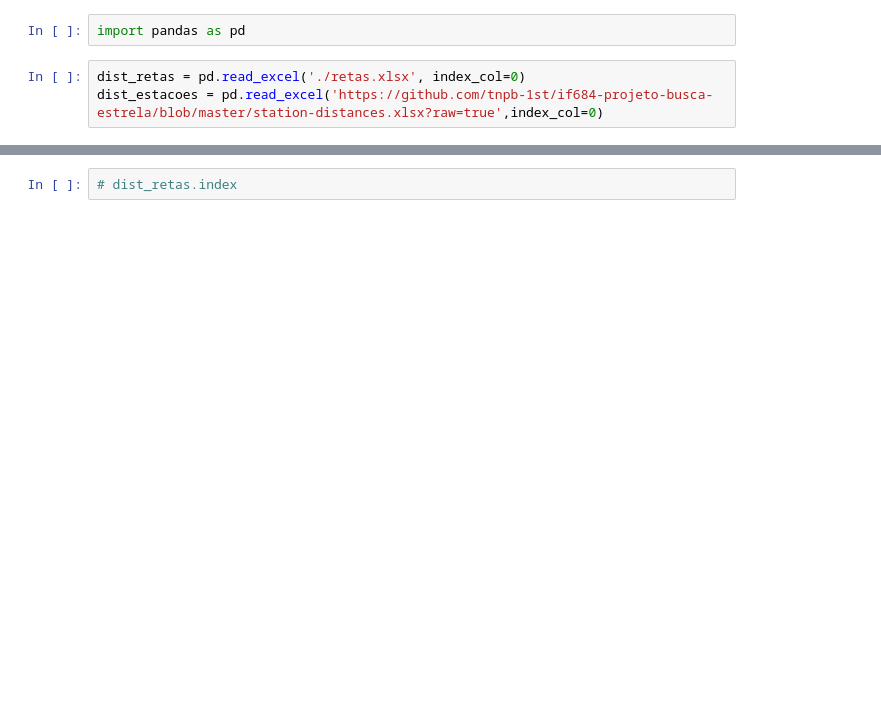
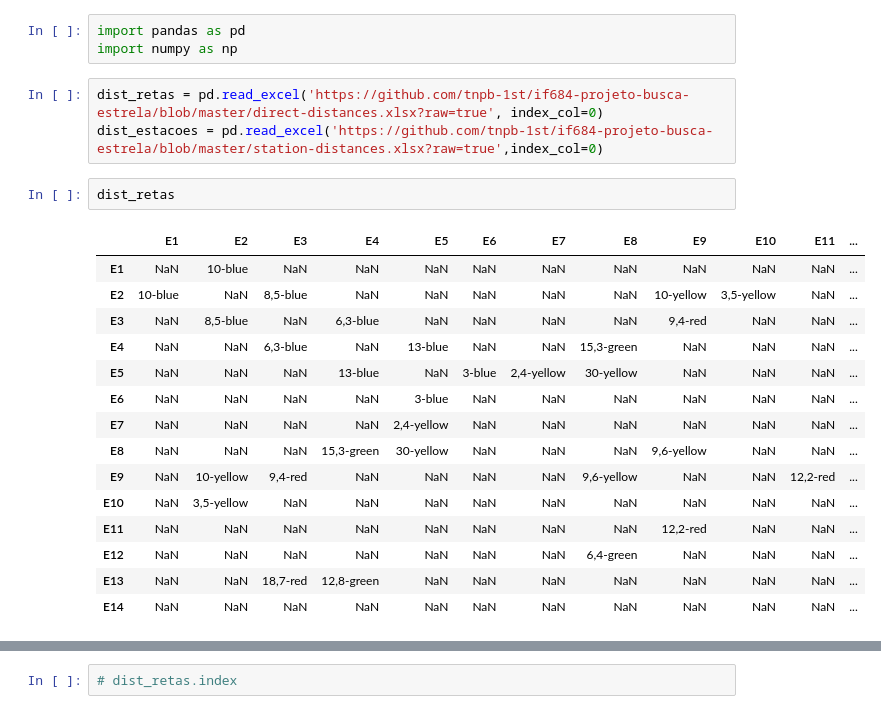
Before and after one commit to tnpb-1st/if684-projeto-busca-estrela, a Jupyter notebook: TrabalhoA_.ipynb, the cells around one changed output, grey strips where cells are left out. Saved outputs shown, nothing was run; the diff lists cells and outputs as text; blank space fills up the shorter version.

```diff
--- a/TrabalhoA_.ipynb
+++ b/TrabalhoA_.ipynb
@@ -1,6 +1,25 @@
 # %%
 import pandas as pd
+import numpy as np
 # %%
-dist_retas = pd.read_excel('./retas.xlsx', index_col=0)
+dist_retas = pd.read_excel('https://github.com/tnpb-1st/if684-projeto-busca-estrela/blob/master/direct-distances.xlsx?raw=true', index_col=0)
 dist_estacoes = pd.read_excel('https://github.com/tnpb-1st/if684-projeto-busca-estrela/blob/master/station-distances.xlsx?raw=true',index_col=0)
+# %%
+dist_retas
+# %% [output]
+|  | E1 | E2 | E3 | E4 | E5 | E6 | E7 | E8 | E9 | E10 | E11 | ... |
+| E1 | NaN | 10-blue | NaN | NaN | NaN | NaN | NaN | NaN | NaN | NaN | NaN | ... |
+| E2 | 10-blue | NaN | 8,5-blue | NaN | NaN | NaN | NaN | NaN | 10-yellow | 3,5-yellow | NaN | ... |
+| E3 | NaN | 8,5-blue | NaN | 6,3-blue | NaN | NaN | NaN | NaN | 9,4-red | NaN | NaN | ... |
+| E4 | NaN | NaN | 6,3-blue | NaN | 13-blue | NaN | NaN | 15,3-green | NaN | NaN | NaN | ... |
+| E5 | NaN | NaN | NaN | 13-blue | NaN | 3-blue | 2,4-yellow | 30-yellow | NaN | NaN | NaN | ... |
+| E6 | NaN | NaN | NaN | NaN | 3-blue | NaN | NaN | NaN | NaN | NaN | NaN | ... |
+| E7 | NaN | NaN | NaN | NaN | 2,4-yellow | NaN | NaN | NaN | NaN | NaN | NaN | ... |
+| E8 | NaN | NaN | NaN | 15,3-green | 30-yellow | NaN | NaN | NaN | 9,6-yellow | NaN | NaN | ... |
+| E9 | NaN | 10-yellow | 9,4-red | NaN | NaN | NaN | NaN | 9,6-yellow | NaN | NaN | 12,2-red | ... |
+| E10 | NaN | 3,5-yellow | NaN | NaN | NaN | NaN | NaN | NaN | NaN | NaN | NaN | ... |
+| E11 | NaN | NaN | NaN | NaN | NaN | NaN | NaN | NaN | 12,2-red | NaN | NaN | ... |
+| E12 | NaN | NaN | NaN | NaN | NaN | NaN | NaN | 6,4-green | NaN | NaN | NaN | ... |
+| E13 | NaN | NaN | 18,7-red | 12,8-green | NaN | NaN | NaN | NaN | NaN | NaN | NaN | ... |
+| E14 | NaN | NaN | NaN | NaN | NaN | NaN | NaN | NaN | NaN | NaN | NaN | ... |
 # %%
```
Also changed, not shown: parts of 7 cells of this notebook, 3 other files.
